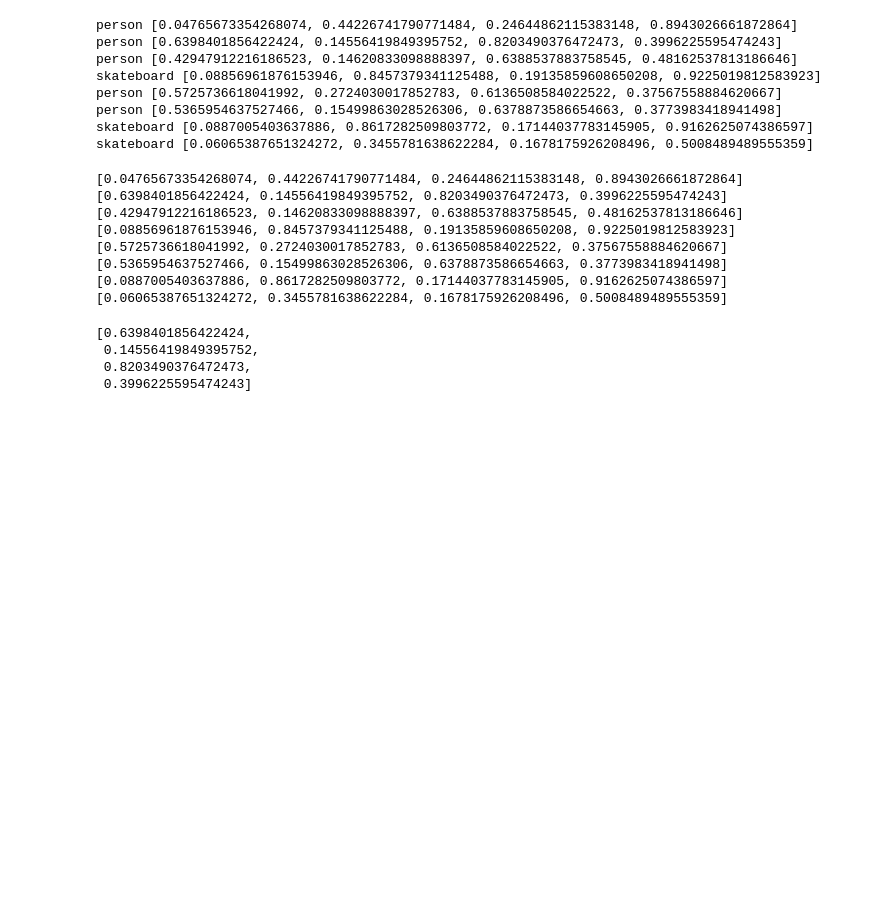
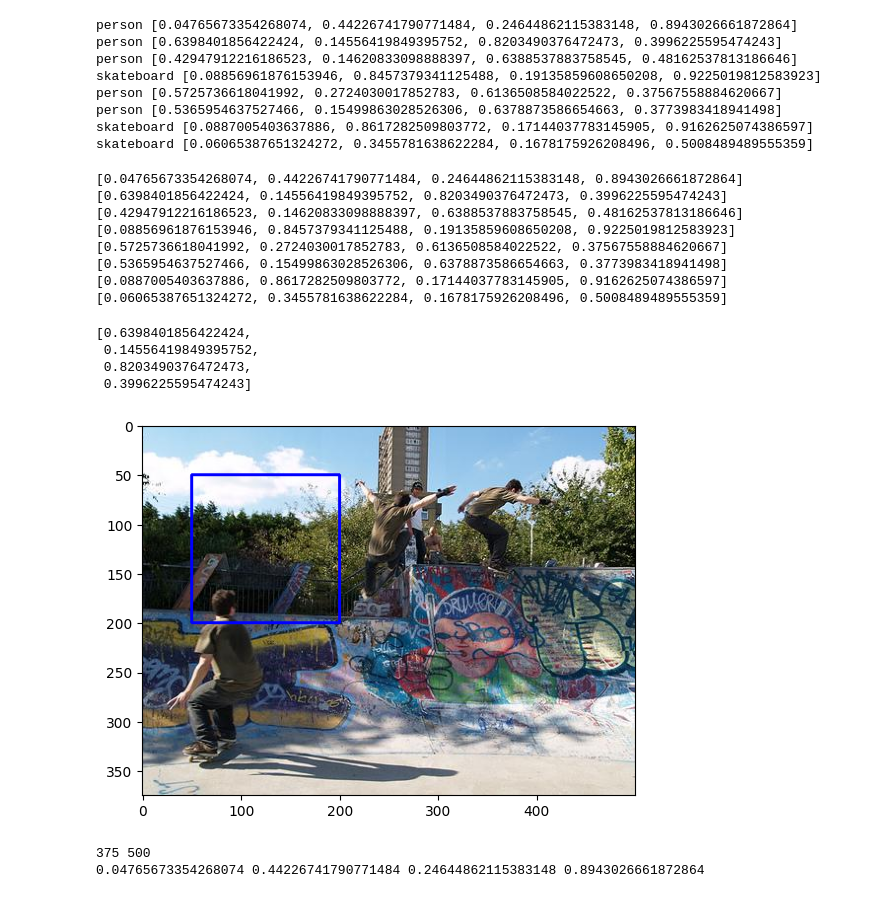
Before and after one commit to kozolex/YOLOv8_Football_Detection-, a Jupyter notebook: POC.ipynb, the cells around one changed output. Cells and saved outputs as stored; diff of their text form; code cells hidden in the pictures; blank space fills up the shorter version.

Commit message:
Pomoc

```diff
--- a/POC.ipynb
+++ b/POC.ipynb
@@ -113,5 +113,6 @@ model = YOLO('yolov8n.pt')
  22        [15, 18, 21]  1    897664  ultralytics.nn.modules.head.Detect           [80, [64, 128, 256]]
 YOLOv8n summary: 225 layers, 3157200 parameters, 3157184 gradients, 8.9 GFLOPs
 # %%
-results = model('datasets\\coco128\\images\\train2017\\000000000077.jpg')
+imagePath = 'datasets\\coco128\\images\\train2017\\000000000077.jpg'
+results = model(imagePath)
 # %% [output]
@@ -175,3 +176,32 @@ listaBox[1]
  0.14556419849395752,
  0.8203490376472473,
  0.3996225595474243]
+# %%
+import cv2
+import matplotlib.pyplot as plt
+%matplotlib inline
+# Wczytaj obraz
+obraz = cv2.imread(imagePath)
+
+lokalizacja = [0.04765673354268074, 0.44226741790771484, 0.24644862115383148, 0.8943026661872864]
+
+# Parametry: obraz, punkt początkowy, punkt końcowy, kolor, grubość
+cv2.rectangle(obraz, (50, 50), (200, 200), (255, 0, 0), 2)
+
+# Konwersja z BGR do RGB dla Matplotlib
+obraz_rgb = cv2.cvtColor(obraz, cv2.COLOR_BGR2RGB)
+
+# Wyświetl obraz za pomocą Matplotlib
+plt.imshow(obraz_rgb)
+plt.show()
+# %% [output]
+[figure, added]
+# %%
+h, w, _ = obraz.shape
+print(h, w)
+lokalizacja = [0.04765673354268074, 0.44226741790771484, 0.24644862115383148, 0.8943026661872864]
+x1, y1, x2, y2 = lokalizacja
+print(x1, y1, x2, y2)
+# %% [output]
+375 500
+0.04765673354268074 0.44226741790771484 0.24644862115383148 0.8943026661872864
```
Also changed, not shown: parts of 1 cell of this notebook.
